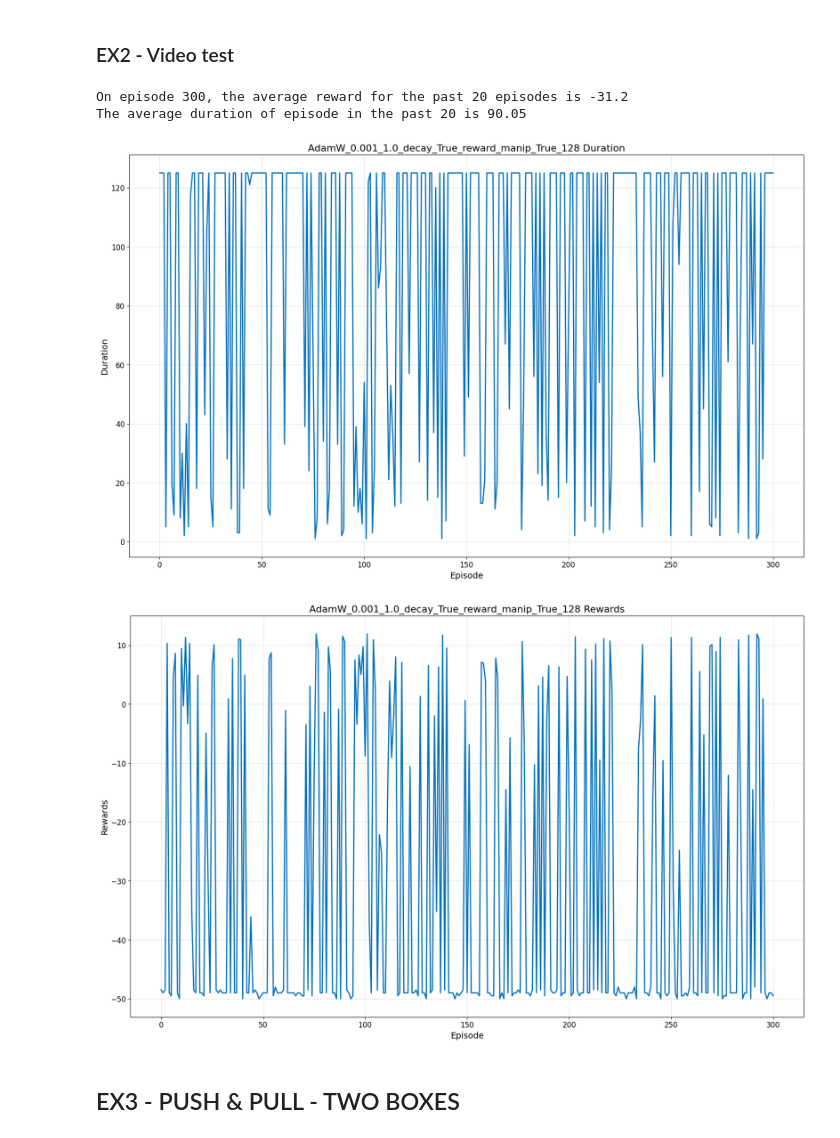
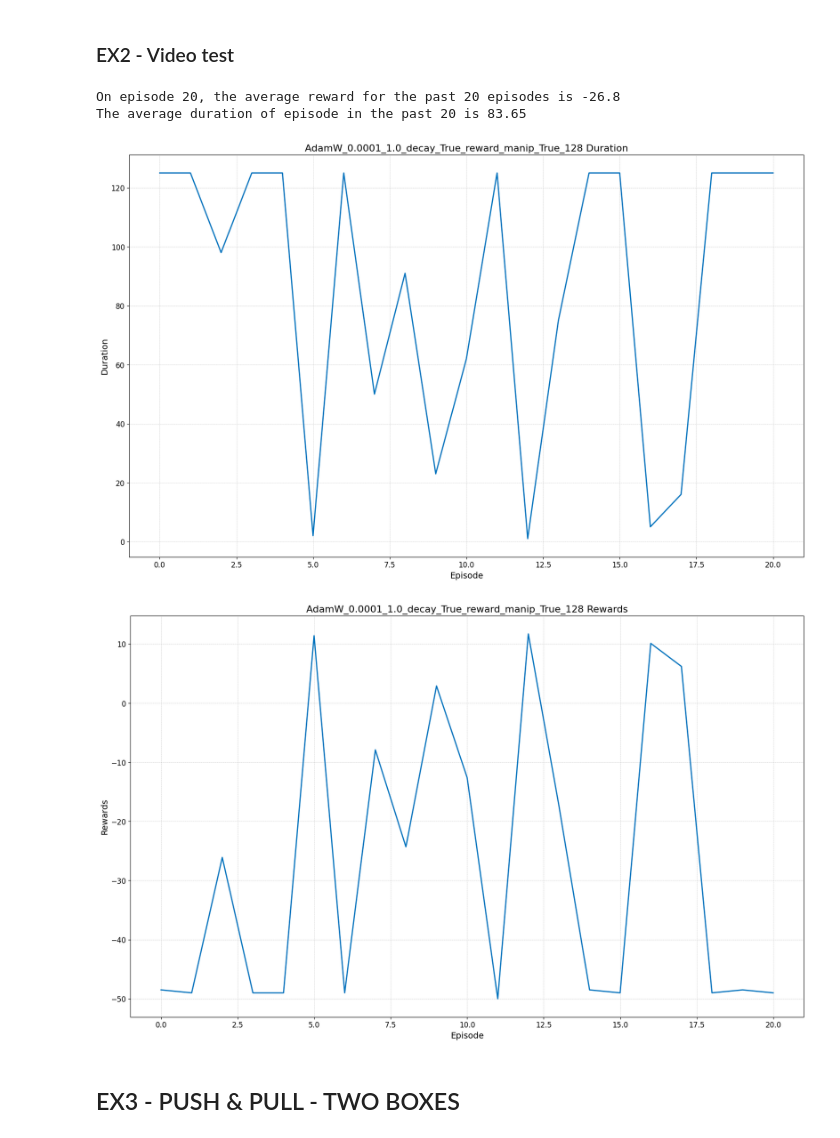
Before and after one commit to avivples/sokoban-rl, a Jupyter notebook: sokoban-EX2.ipynb, the cells around one changed output. Cells and saved outputs as stored; diff of their text form; code cells hidden in the pictures.

```diff
--- a/sokoban-EX2.ipynb
+++ b/sokoban-EX2.ipynb
@@ -840,7 +840,7 @@ def train(env, run_name, memory, optimizer, policy_net, target_net, batch_size,
     policies_dict = {}
     min_epsilon = 0.1
     max_epsilon = 1.0
-    save_interval = 50_000 # for long runs
+    save_interval = 500 # for long runs
 
     for i_episode in range(num_episodes):
         if seed_env:
@@ -1086,25 +1086,25 @@ Box location: (4, 4)
 # embed_mp4(video_filename)
 # %%
 experiment_id = 5
-num_episodes = 1_000_000
+num_episodes = 10_000
 optimizer_classes = ['AdamW']
-lrs = [0.001]
+lrs = [0.0001]
 epsilons = [1.0]
 reward_manipulation_options = [True]
 batch_sizes = [128]
-epsilon_decay_factor = 250_000
+epsilon_decay_factor = 1_000
 epsilon_decay_exp = False
 epsilon_decay_linear = True
 memory_size = 500_000
 seed_env = False
 
 run_experiments(sok_2, num_episodes, experiment_id, optimizer_classes, lrs, epsilons, reward_manipulation_options,
                 batch_sizes, epsilon_decay_factor, epsilon_decay_exp, epsilon_decay_linear, memory_size, seed_env)
 # %% [output]
-On episode 300, the average reward for the past 20 episodes is -31.2
-The average duration of episode in the past 20 is 90.05
+On episode 20, the average reward for the past 20 episodes is -26.8
+The average duration of episode in the past 20 is 83.65
-[figure, old version]
+[figure, new version]
-[figure, old version]
+[figure, new version]
 # %% [markdown]
 ## EX3 - PUSH & PULL - TWO BOXES
 # %%
```
Also changed, not shown: parts of 3 cells of this notebook, 5 other files.
